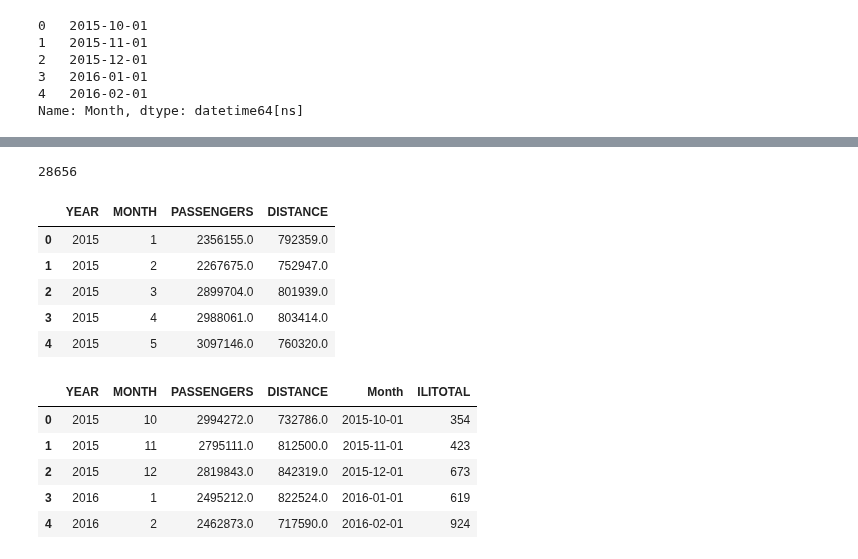
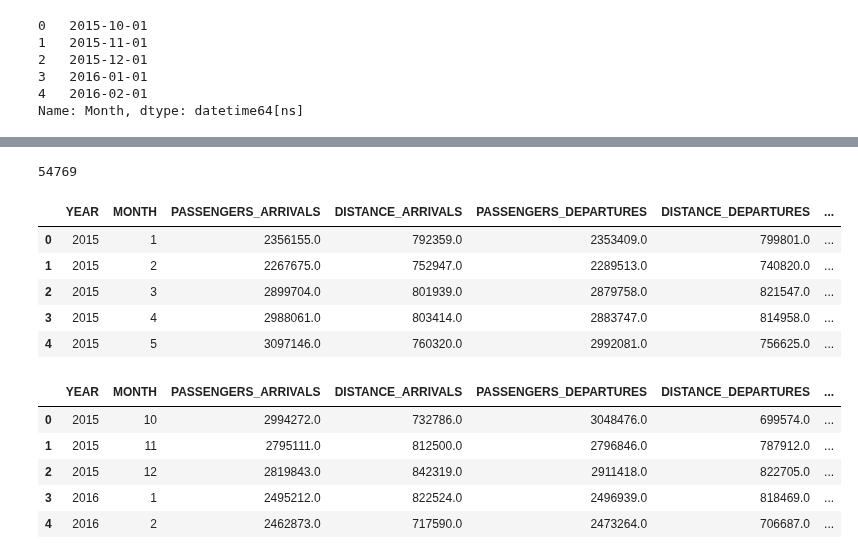
Before and after one commit to giolee88/FluTracker, a Jupyter notebook: Code/Flutracker_Plots.ipynb, the cells around one changed output, grey strips where cells are left out. Cells and saved outputs as stored; diff of their text form; code cells hidden in the pictures.

```diff
--- a/Code/Flutracker_Plots.ipynb
+++ b/Code/Flutracker_Plots.ipynb
@@ -337,6 +348,6 @@ len(df_air)
 # %%
 #Here we get only the relevant air travel data that we need
-df_air_ny = df_air.loc[df_air['DEST_STATE_ABR']=='NY']
+df_air_ny = df_air.loc[(df_air['DEST_STATE_ABR']=='NY')| (df_air['ORIGIN_STATE_ABR']=='NY'),:]
 len(df_air_ny)
 
 #Just like we did above, we tried to separate out the two separate flu seasons but we decided against that.
@@ -345,35 +356,53 @@ len(df_air_ny)
 # df_air15_16.head(100)
 # df_air16_17 = df_air_ny.loc[(df_air_ny["YEAR"]==2016) | (df_air_ny["YEAR"]==2017), :]
 # %% [output]
-28656
+54769
 # %%
 # Here we grabbed only the columns that we wanted, note we have code for if we wanted to separate out by year
 df_air_ny_grp = df_air_ny[['YEAR','MONTH','PASSENGERS','DISTANCE','ORIGIN','ORIGIN_CITY_NAME','ORIGIN_STATE_ABR','DEST','DEST_CITY_NAME','DEST_STATE_ABR']]
 # df_air_ny_grp2 = df_air16_17[['YEAR','MONTH','PASSENGERS','DISTANCE','ORIGIN','ORIGIN_CITY_NAME','ORIGIN_STATE_ABR','DEST','DEST_CITY_NAME','DEST_STATE_ABR']]
 
+df_air_ny_depart = df_air_ny_grp.loc[df_air_ny_grp['ORIGIN_STATE_ABR']=='NY']
+df_air_ny_arrive = df_air_ny_grp.loc[df_air_ny_grp['DEST_STATE_ABR']=='NY']
+
+
 #Here we groupby Year and Month
-df_air_ny_grp = df_air_ny_grp.groupby(['YEAR','MONTH'])
+df_air_ny_arrive = df_air_ny_arrive.groupby(['YEAR','MONTH'])
+df_air_ny_depart = df_air_ny_depart.groupby(['YEAR','MONTH'])
+
 # df_air_ny_grp2 = df_air_ny_grp2.groupby(['YEAR','MONTH'])
 
 #We create a dataframe out of our groupby
-df_air_summary = pd.DataFrame(df_air_ny_grp[['PASSENGERS','DISTANCE']].sum())
+df_air_summary_arrive = pd.DataFrame(df_air_ny_arrive[['PASSENGERS','DISTANCE']].sum())
+df_air_summary_depart = pd.DataFrame(df_air_ny_depart[['PASSENGERS','DISTANCE']].sum())
 # df_air_summary2 = pd.DataFrame(df_air_ny_grp2[['PASSENGERS','DISTANCE']].sum())
 
 #Next we reset the index and then sort by Year and Month
-df_air_summary = df_air_summary.reset_index()
-df_air_summary.sort_values(by=['YEAR','MONTH'],ascending=True)
+df_air_summary_arrive = df_air_summary_arrive.reset_index()
+df_air_summary_arrive.sort_values(by=['YEAR','MONTH'],ascending=True)
+df_air_summary_depart = df_air_summary_depart.reset_index()
+df_air_summary_depart.sort_values(by=['YEAR','MONTH'],ascending=True)
+
+#Merge the two tables into 1 to get net passenger counts and rename columns
+df_air_summary = pd.merge(df_air_summary_arrive,df_air_summary_depart,on=["YEAR", "MONTH"])
+df_air_summary = df_air_summary.rename(columns={"PASSENGERS_x": "PASSENGERS_ARRIVALS",
+                                              "DISTANCE_x":"DISTANCE_ARRIVALS",
+                                              "PASSENGERS_y":"PASSENGERS_DEPARTURES",
+                                              "DISTANCE_y":"DISTANCE_DEPARTURES"})
 # df_air_summary2 = df_air_summary2.reset_index()
 # df_air_summary2.sort_values(by=['YEAR','MONTH'],ascending=True)
+#Create net passengers field
+df_air_summary['PASSENGERS_NET']=df_air_summary['PASSENGERS_ARRIVALS'] - df_air_summary['PASSENGERS_DEPARTURES']
 
 #We print the summary out so that we can make sure our dates are in order
 df_air_summary.head()
 # %% [output]
-|  | YEAR | MONTH | PASSENGERS | DISTANCE |
-| 0 | 2015 | 1 | 2356155.0 | 792359.0 |
-| 1 | 2015 | 2 | 2267675.0 | 752947.0 |
-| 2 | 2015 | 3 | 2899704.0 | 801939.0 |
-| 3 | 2015 | 4 | 2988061.0 | 803414.0 |
-| 4 | 2015 | 5 | 3097146.0 | 760320.0 |
+|  | YEAR | MONTH | PASSENGERS_ARRIVALS | DISTANCE_ARRIVALS | PASSENGERS_DEPARTURES | DISTANCE_DEPARTURES | ... |
+| 0 | 2015 | 1 | 2356155.0 | 792359.0 | 2353409.0 | 799801.0 | ... |
+| 1 | 2015 | 2 | 2267675.0 | 752947.0 | 2289513.0 | 740820.0 | ... |
+| 2 | 2015 | 3 | 2899704.0 | 801939.0 | 2879758.0 | 821547.0 | ... |
+| 3 | 2015 | 4 | 2988061.0 | 803414.0 | 2883747.0 | 814958.0 | ... |
+| 4 | 2015 | 5 | 3097146.0 | 760320.0 | 2992081.0 | 756625.0 | ... |
 # %%
 #Here we merge in our Air travel and FLu incident data
 mergeairflu = pd.merge(df_air_summary, sortedILI, on=["YEAR", "MONTH"])
@@ -387,12 +416,12 @@ mergeairflu.head()
 # mergeairflu = mergeairflu.append(mergeairflu2)
 # mergeairflu
 # %% [output]
-|  | YEAR | MONTH | PASSENGERS | DISTANCE | Month | ILITOTAL |
-| 0 | 2015 | 10 | 2994272.0 | 732786.0 | 2015-10-01 | 354 |
-| 1 | 2015 | 11 | 2795111.0 | 812500.0 | 2015-11-01 | 423 |
-| 2 | 2015 | 12 | 2819843.0 | 842319.0 | 2015-12-01 | 673 |
-| 3 | 2016 | 1 | 2495212.0 | 822524.0 | 2016-01-01 | 619 |
-| 4 | 2016 | 2 | 2462873.0 | 717590.0 | 2016-02-01 | 924 |
+|  | YEAR | MONTH | PASSENGERS_ARRIVALS | DISTANCE_ARRIVALS | PASSENGERS_DEPARTURES | DISTANCE_DEPARTURES | ... |
+| 0 | 2015 | 10 | 2994272.0 | 732786.0 | 3048476.0 | 699574.0 | ... |
+| 1 | 2015 | 11 | 2795111.0 | 812500.0 | 2796846.0 | 787912.0 | ... |
+| 2 | 2015 | 12 | 2819843.0 | 842319.0 | 2911418.0 | 822705.0 | ... |
+| 3 | 2016 | 1 | 2495212.0 | 822524.0 | 2496939.0 | 818469.0 | ... |
+| 4 | 2016 | 2 | 2462873.0 | 717590.0 | 2473264.0 | 706687.0 | ... |
 # %%
 
 #Create our first variable to hold the Air Passenger totals
```
Also changed, not shown: parts of 8 cells of this notebook, 3 other files.
